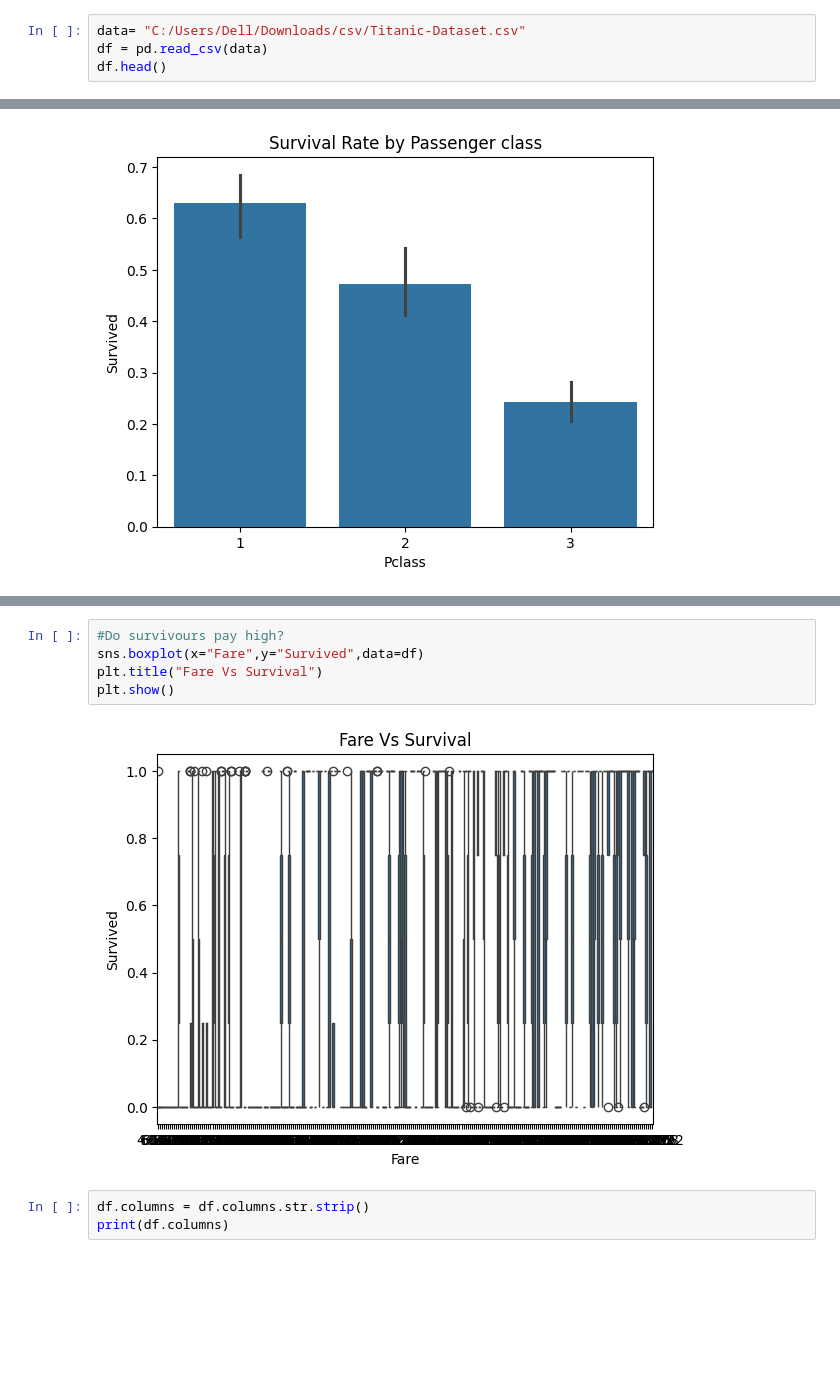
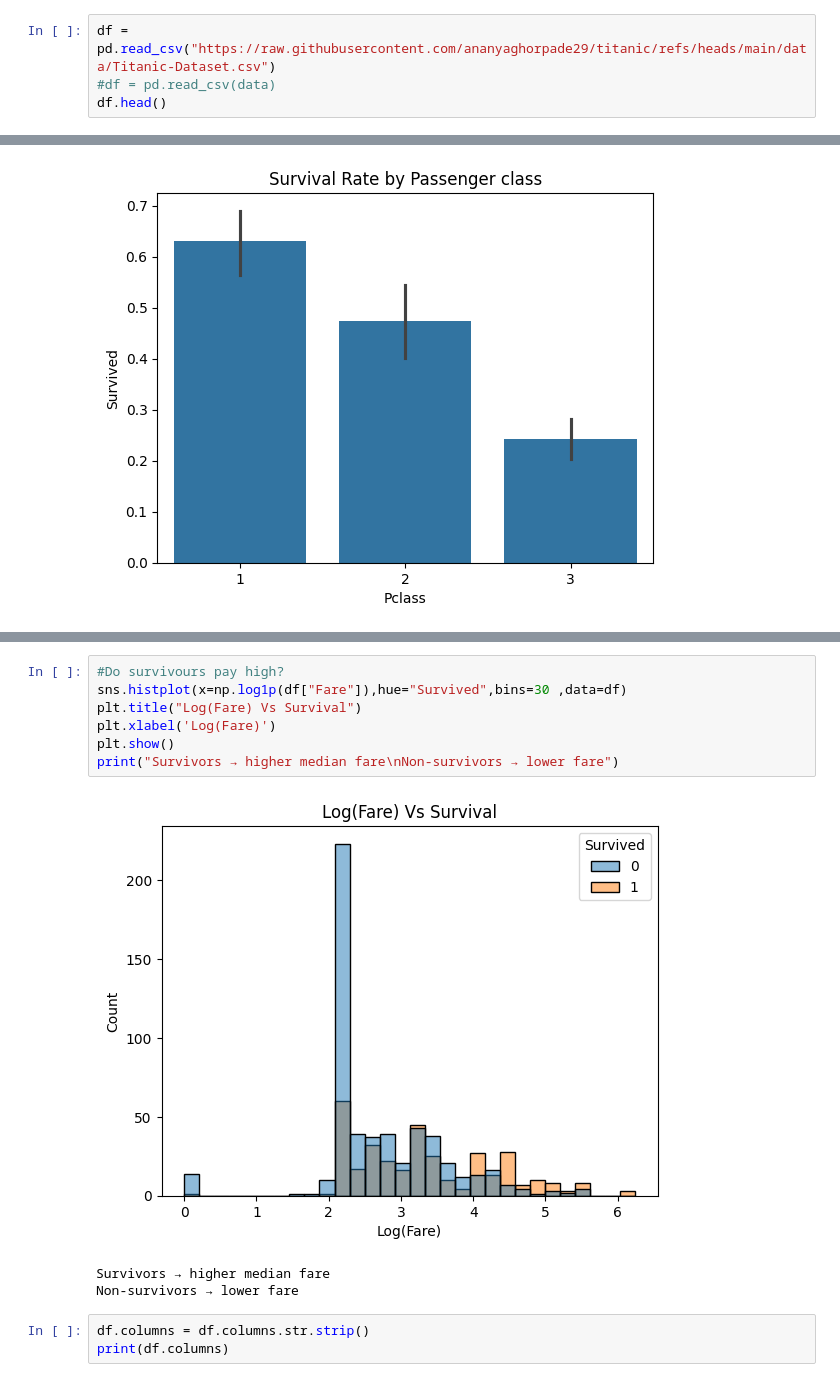
Before and after one commit to ananyaghorpade29/titanic, a Jupyter notebook: notebooks/titanic01_eda.ipynb, the cells around one changed output, grey strips where cells are left out. Cells and saved outputs as stored; diff of their text form; blank space fills up the shorter version.

Commit message:
survival rate by Sex, Pclass, Embarked; age distribution and correlation heatmap, FamilySize feature, title extraction

```diff
--- a/notebooks/titanic01_eda.ipynb
+++ b/notebooks/titanic01_eda.ipynb
@@ -13,8 +13,8 @@ from sklearn.metrics import accuracy_score, f1_score, roc_auc_score
 from sklearn.metrics import recall_score, precision_score
 from sklearn.metrics import confusion_matrix, classification_report
 # %%
-data= "C:/Users/Dell/Downloads/csv/Titanic-Dataset.csv"
-df = pd.read_csv(data)
+df = pd.read_csv("https://raw.githubusercontent.com/ananyaghorpade29/titanic/refs/heads/main/data/Titanic-Dataset.csv")
+#df = pd.read_csv(data)
 df.head()
 # %% [output]
 |  | PassengerId | Survived | Pclass | Name | Sex | Age | SibSp | Parch | Ticket | Fare | ... |
@@ -246,10 +235,14 @@ plt.show()
 # %%
 #Do survivours pay high?
-sns.boxplot(x="Fare",y="Survived",data=df)
-plt.title("Fare Vs Survival")
+sns.histplot(x=np.log1p(df["Fare"]),hue="Survived",bins=30 ,data=df)
+plt.title("Log(Fare) Vs Survival")
+plt.xlabel('Log(Fare)')
 plt.show()
+print("Survivors → higher median fare\nNon-survivors → lower fare")
 # %% [output]
-[figure, old version]
+[figure, new version]
+Survivors → higher median fare
+Non-survivors → lower fare
 # %%
 df.columns = df.columns.str.strip()
 print(df.columns)
```
Also changed, not shown: parts of 20 cells of this notebook.
